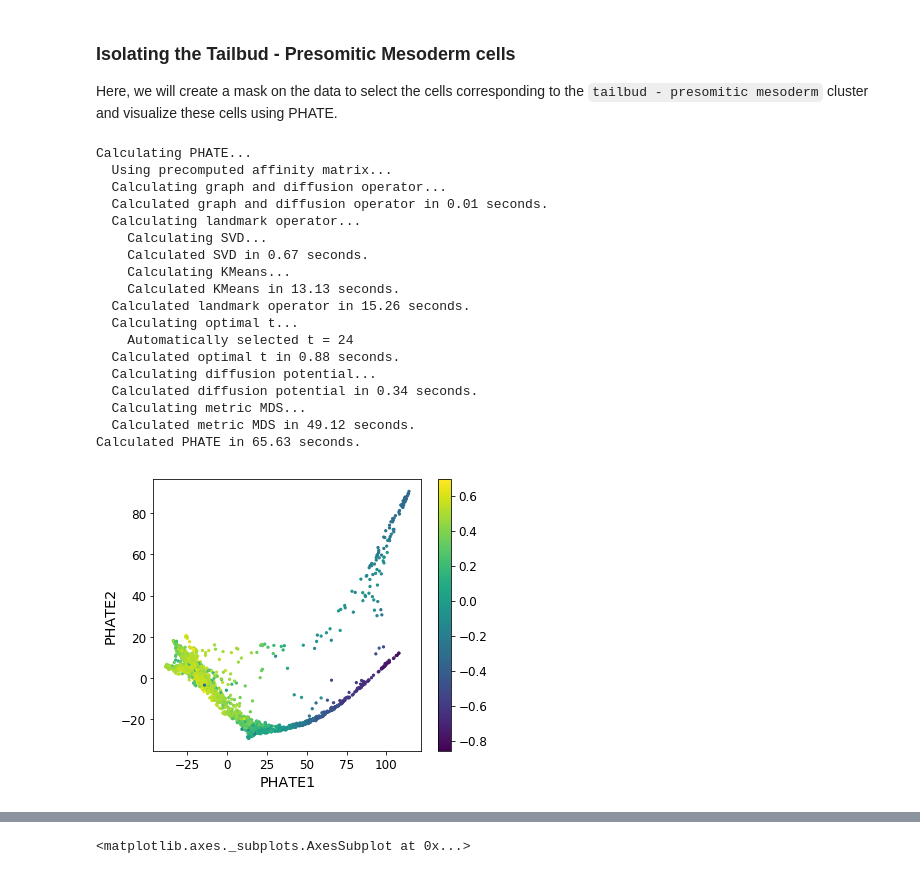
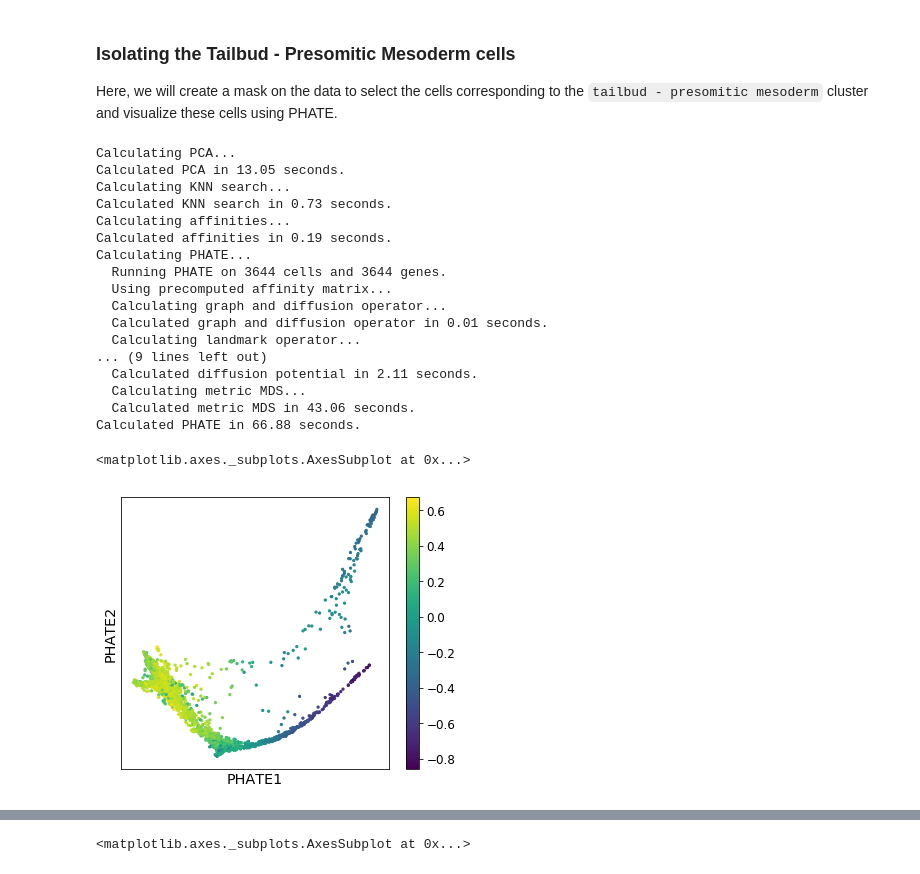
Before and after one commit to KrishnaswamyLab/MELD, a Jupyter notebook: notebooks/Wagner2018_Chordin_Cas9_Mutagenesis.ipynb, the cells around one changed output, grey strips where cells are left out. Cells and saved outputs as stored; diff of their text form; code cells hidden in the pictures.

```diff
--- a/notebooks/Wagner2018_Chordin_Cas9_Mutagenesis.ipynb
+++ b/notebooks/Wagner2018_Chordin_Cas9_Mutagenesis.ipynb
@@ -338,10 +352,6 @@ G.data = data_sq.values
 # %%
-import magic
-
-magic_op = magic.MAGIC(knn=G.knn-1, a=G.decay)
-data_magic = magic_op.fit_transform(data_sq.values, graph=G)
-
-#data_magic.shape
+magic_op = magic.MAGIC(knn=G.knn, decay=G.decay)
+data_magic = magic_op.fit_transform(data_sqrt, graph=G)
 # %% [output]
 Calculating MAGIC...
   Running MAGIC on 26795 cells and 28470 genes.
@@ -353,5 +363,3 @@ Calculated MAGIC in 19.35 seconds.
-# %%
-data_magic = np.linalg.matrix_power(G.diff_op.toarray(), 8) @ data_sq
 # %% [markdown]
 ## 3. Using MELD to learn an Enhanced Experimental Signal
 
@@ -423,31 +423,35 @@ data_mg_psm = scprep.utils.select_rows(data_magic, is_in_tailbud_psm)
+# %%
+is_in_tailbud_psm = metadata['cluster'] == 'tailbud - PSM'
+data_psm, data_magic_psm, metadata_psm = scprep.select.select_rows(data_sqrt, data_magic, metadata, idx=is_in_tailbud_psm)
 # %%
-G_psm = gt.Graph(data_psm, n_pca=100, knn=5, decay=30, use_pygsp=True)
-phate_op = phate.PHATE(knn_dist='precomputed', n_jobs=12)
-Y_psm = phate_op.fit_transform(G_psm.K)
+G_psm = gt.Graph(data_psm, n_pca=100, knn=4, decay=30, use_pygsp=True,
+                 n_jobs=-2, verbose=True)
+phate_op = phate.PHATE(knn_dist='precomputed', n_jobs=-2)
+data_phate_psm = phate_op.fit_transform(G_psm.kernel)
 # %% [output]
+Calculating PCA...
+Calculated PCA in 13.05 seconds.
+Calculating KNN search...
+Calculated KNN search in 0.73 seconds.
+Calculating affinities...
+Calculated affinities in 0.19 seconds.
 Calculating PHATE...
+  Running PHATE on 3644 cells and 3644 genes.
   Using precomputed affinity matrix...
   Calculating graph and diffusion operator...
   Calculated graph and diffusion operator in 0.01 seconds.
   Calculating landmark operator...
-    Calculating SVD...
-    Calculated SVD in 0.67 seconds.
-    Calculating KMeans...
-    Calculated KMeans in 13.13 seconds.
-  Calculated landmark operator in 15.26 seconds.
-  Calculating optimal t...
-    Automatically selected t = 24
-  Calculated optimal t in 0.88 seconds.
-  Calculating diffusion potential...
-  Calculated diffusion potential in 0.34 seconds.
+... (9 lines left out)
+  Calculated diffusion potential in 2.11 seconds.
   Calculating metric MDS...
-  Calculated metric MDS in 49.12 seconds.
-Calculated PHATE in 65.63 seconds.
+  Calculated metric MDS in 43.06 seconds.
+Calculated PHATE in 66.88 seconds.
 # %%
-ax = scprep.plot.scatter2d(Y_psm, c=metadata_psm['EES'], cmap='viridis',
-                           figsize=(6,5), s=5, label_prefix="PHATE")
+scprep.plot.scatter2d(data_phate_psm, c=metadata_psm['EES'], cmap='viridis',
+                      figsize=(6,5), s=5, label_prefix="PHATE", ticks=False)
 # %% [output]
+<matplotlib.axes._subplots.AxesSubplot at 0x...>
-[figure, old version]
+[figure, new version]
 # %% [markdown]
 ####  Interpreting the PHATE plot
 
```
Also changed, not shown: parts of 73 cells of this notebook.
